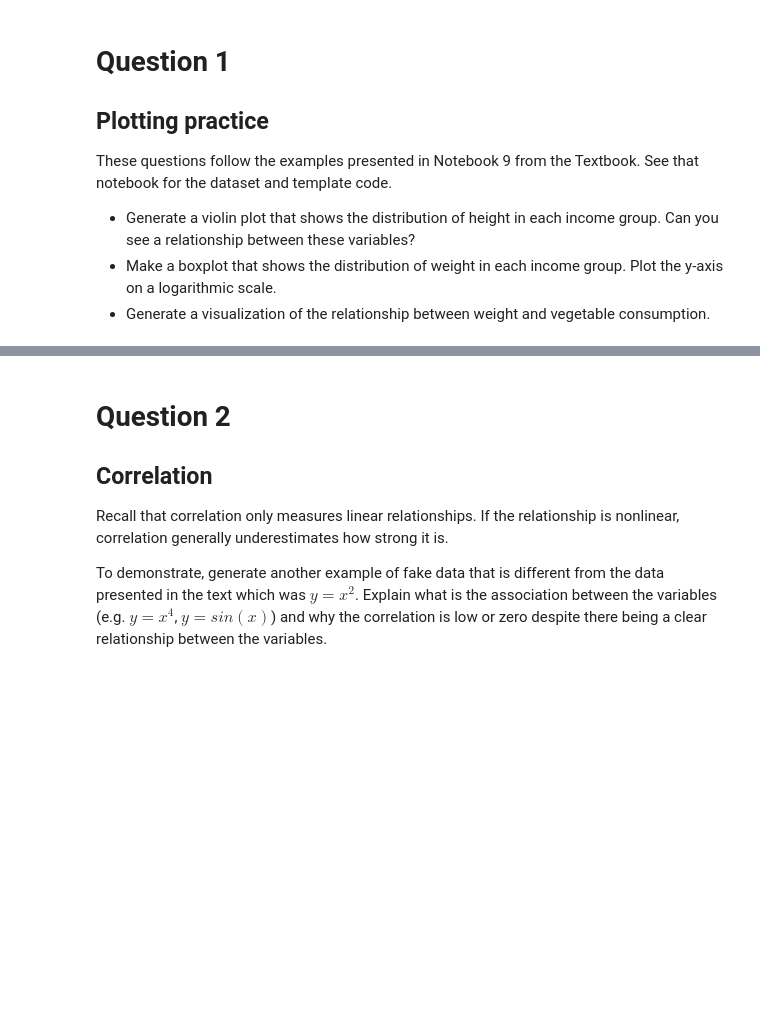
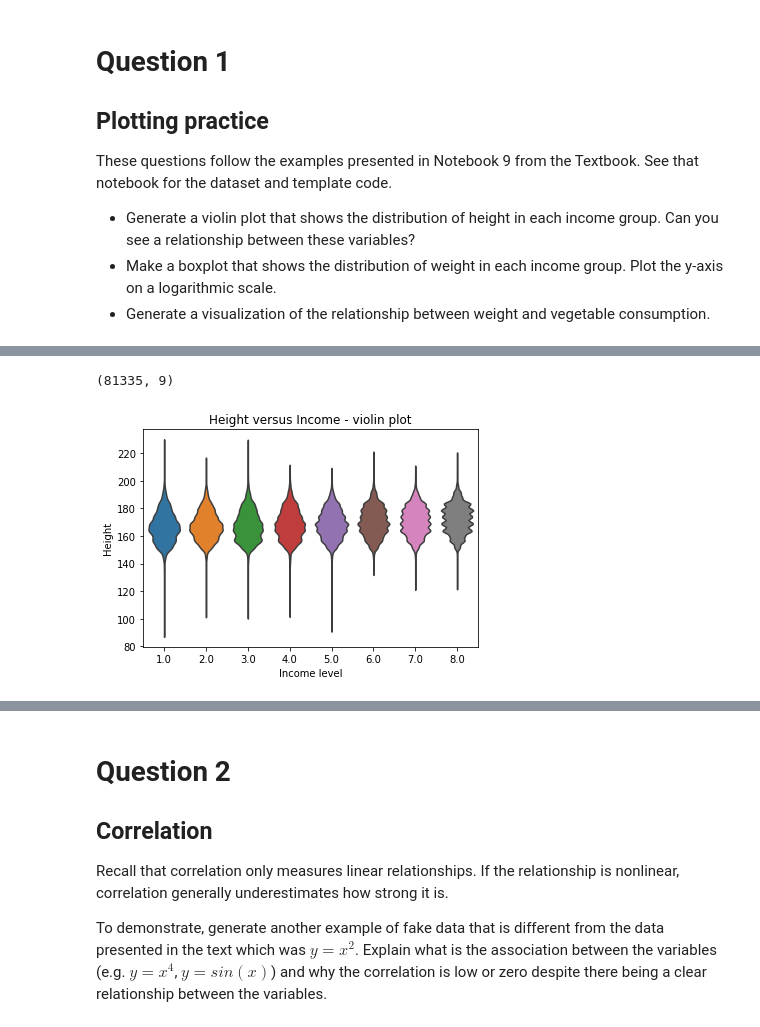
Before and after one commit to Fjx-dylanZ/qtm350, a Jupyter notebook: Homework 3/HW3.ipynb, the cells around one changed output, grey strips where cells are left out. Drawn from its saved outputs; the diff is of its cells as text; code cells hidden in the pictures; blank space fills up the shorter version.

```diff
--- a/Homework 3/HW3.ipynb
+++ b/Homework 3/HW3.ipynb
@@ -8,3 +30,16 @@ These questions follow the examples presented in Notebook 9 from the Textbook. S
 *  Generate a violin plot that shows the distribution of height in each income group. Can you see a relationship between these variables?
 * Make a boxplot that shows the distribution of weight in each income group. Plot the y-axis on a logarithmic scale.
 * Generate a visualization of the relationship between weight and vegetable consumption.
+# %%
+if not os.path.exists('brfss.hdf5'):
+    !wget https://github.com/AllenDowney/ElementsOfDataScience/raw/master/brfss.hdf5
+
+IN_COLAB = 'google.colab' in sys.modules
+
+if IN_COLAB:
+    !pip install empiricaldist
+
+# brief display of the table
+brfss = pd.read_hdf('brfss.hdf5', 'brfss')
+brfss.shape
+brfss.head()
@@ -10,0 +53,15 @@ These questions follow the examples presented in Notebook 9 from the Textbook. S
+# %%
+# display of the data
+data = brfss.dropna(subset=['INCOME2', 'HTM4'])
+data.shape
+# %% [output]
+(81335, 9)
+# %%
+# violinplot
+sns.violinplot(x='INCOME2', y='HTM4', data=data, inner=None)
+
+plt.xlabel('Income level')
+plt.ylabel('Height')
+plt.title('Height versus Income - violin plot');
+# %% [output]
+[figure, added]
```
Also changed, not shown: parts of 32 cells of this notebook, 8 other files.
